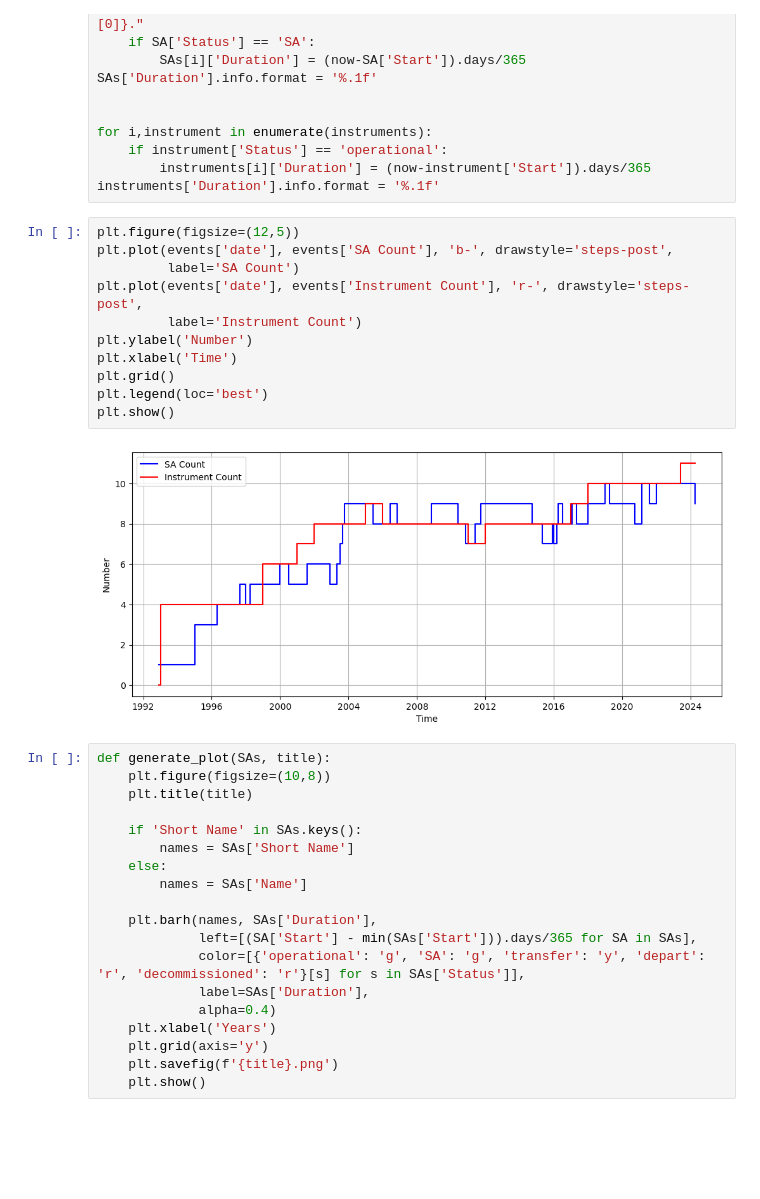
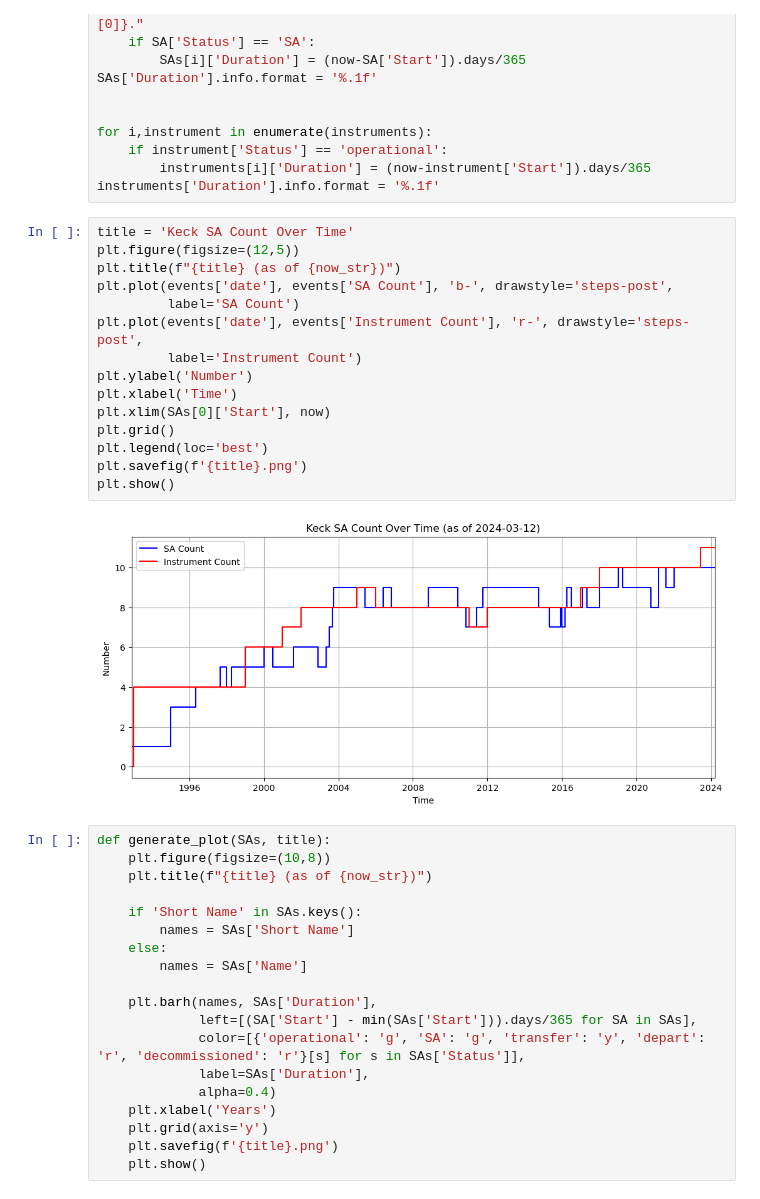
Before and after one commit to joshwalawender/KeckUtilities, a Jupyter notebook: Keck SA Tenures.ipynb, the cells around one changed output. Cells and saved outputs as stored; diff of their text form; blank space fills up the shorter version.

Commit message:
Add date to plot titles

```diff
--- a/Keck SA Tenures.ipynb
+++ b/Keck SA Tenures.ipynb
@@ -135,22 +136,26 @@ for i,instrument in enumerate(instruments):
         instruments[i]['Duration'] = (now-instrument['Start']).days/365
 instruments['Duration'].info.format = '%.1f'
 # %%
+title = 'Keck SA Count Over Time'
 plt.figure(figsize=(12,5))
+plt.title(f"{title} (as of {now_str})")
 plt.plot(events['date'], events['SA Count'], 'b-', drawstyle='steps-post',
          label='SA Count')
 plt.plot(events['date'], events['Instrument Count'], 'r-', drawstyle='steps-post',
          label='Instrument Count')
 plt.ylabel('Number')
 plt.xlabel('Time')
+plt.xlim(SAs[0]['Start'], now)
 plt.grid()
 plt.legend(loc='best')
+plt.savefig(f'{title}.png')
 plt.show()
 # %% [output]
-[figure, old version]
+[figure, new version]
 # %%
 def generate_plot(SAs, title):
     plt.figure(figsize=(10,8))
-    plt.title(title)
+    plt.title(f"{title} (as of {now_str})")
 
     if 'Short Name' in SAs.keys():
         names = SAs['Short Name']
```
Also changed, not shown: parts of 7 cells of this notebook.
